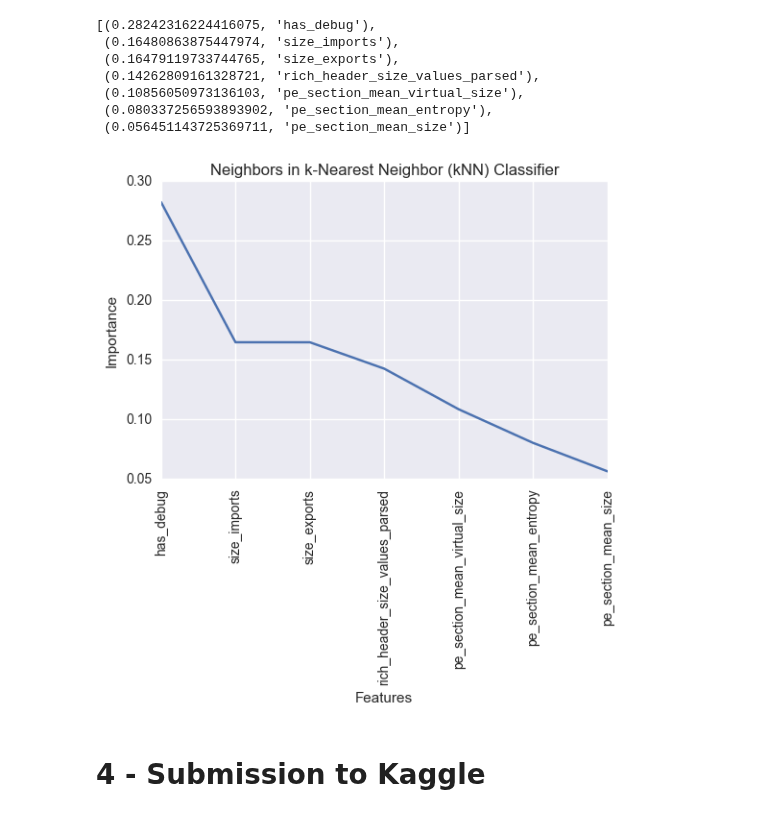
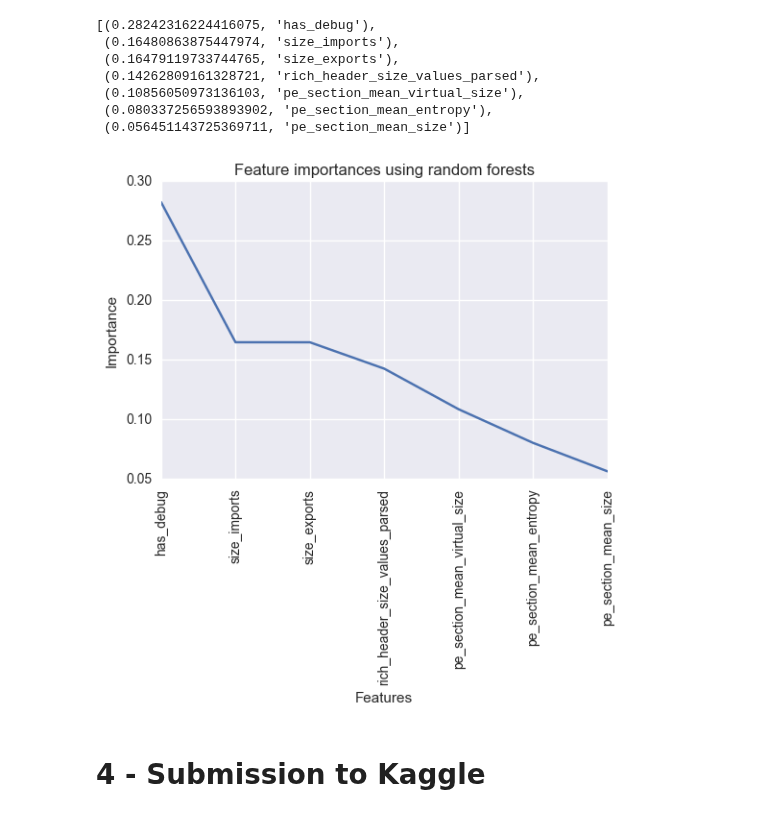
Before and after one commit to msandim/tum-anomaly-detection-challenges, a Jupyter notebook: Challenge 4/Script.ipynb, the cells around one changed output. Drawn from its saved outputs; the diff is of its cells as text; code cells hidden in the pictures.

Commit message:
fix na imagem

```diff
--- a/Challenge 4/Script.ipynb
+++ b/Challenge 4/Script.ipynb
@@ -441,14 +441,14 @@ features
  (0.056451143725369711, 'pe_section_mean_size')]
 # %%
 plt.plot([x[0] for x in features])
-plt.title("Neighbors in k-Nearest Neighbor (kNN) Classifier")
+plt.title("Feature importances using random forests")
 
 plt.xticks(np.arange(len([x[1] for x in features])), [x[1] for x in features], rotation='vertical')
 plt.ylabel('Importance')
 plt.xlabel('Features')
 plt.show()
 # %% [output]
-[figure, old version]
+[figure, new version]
 # %%
 plt.
 # %%
```
